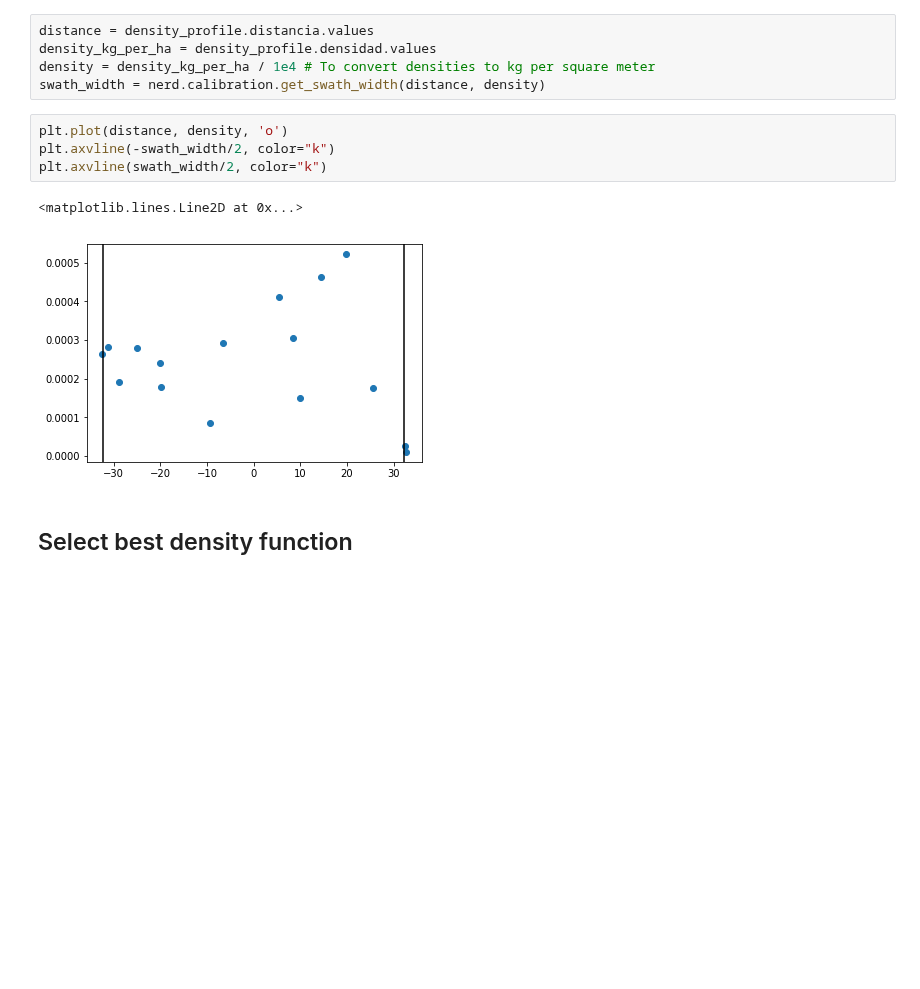
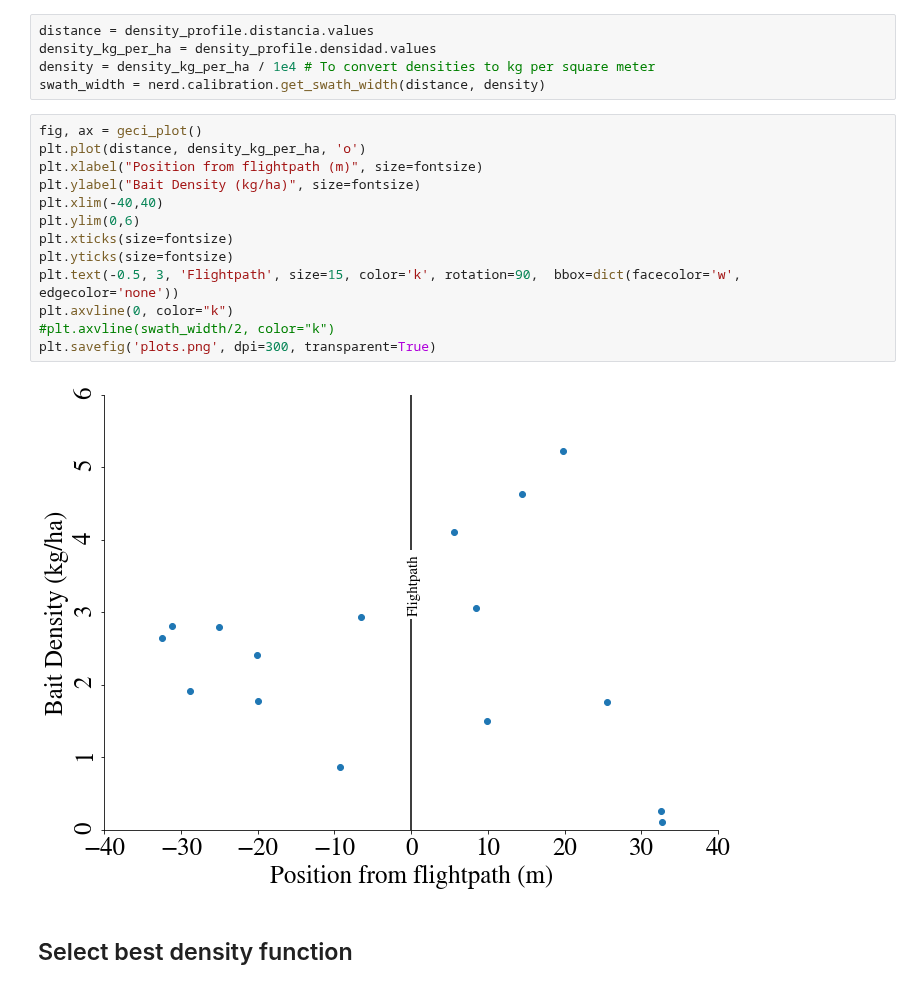
Before and after one commit to siduartep/nerd, a Jupyter notebook: examples/calibration-demo.ipynb, the cells around one changed output. Drawn from its saved outputs; the diff is of its cells as text; blank space fills up the shorter version.

```diff
--- a/examples/calibration-demo.ipynb
+++ b/examples/calibration-demo.ipynb
@@ -38,13 +47,21 @@ distance = density_profile.distancia.values
 density_kg_per_ha = density_profile.densidad.values
 density = density_kg_per_ha / 1e4 # To convert densities to kg per square meter
 swath_width = nerd.calibration.get_swath_width(distance, density)
-# %%
-plt.plot(distance, density, 'o')
-plt.axvline(-swath_width/2, color="k")
-plt.axvline(swath_width/2, color="k")
-# %% [output]
-<matplotlib.lines.Line2D at 0x...>
-[figure, removed]
+# %%
+fig, ax = geci_plot()
+plt.plot(distance, density_kg_per_ha, 'o')
+plt.xlabel("Position from flightpath (m)", size=fontsize)
+plt.ylabel("Bait Density (kg/ha)", size=fontsize)
+plt.xlim(-40,40)
+plt.ylim(0,6)
+plt.xticks(size=fontsize)
+plt.yticks(size=fontsize)
+plt.text(-0.5, 3, 'Flightpath', size=15, color='k', rotation=90,  bbox=dict(facecolor='w', edgecolor='none'))
+plt.axvline(0, color="k")
+#plt.axvline(swath_width/2, color="k")
+plt.savefig('plots.png', dpi=300, transparent=True)
+# %% [output]
+[figure, added]
 # %% [markdown]
 ## Select best density function
 # %%
```
Also changed, not shown: parts of 8 cells of this notebook.
